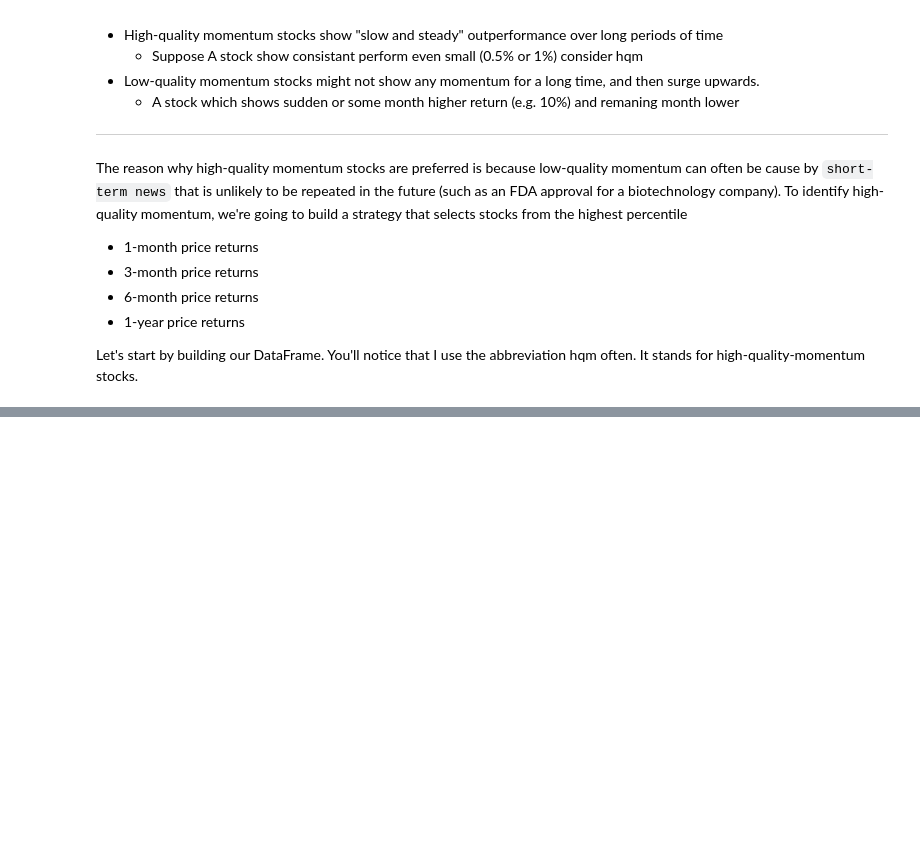
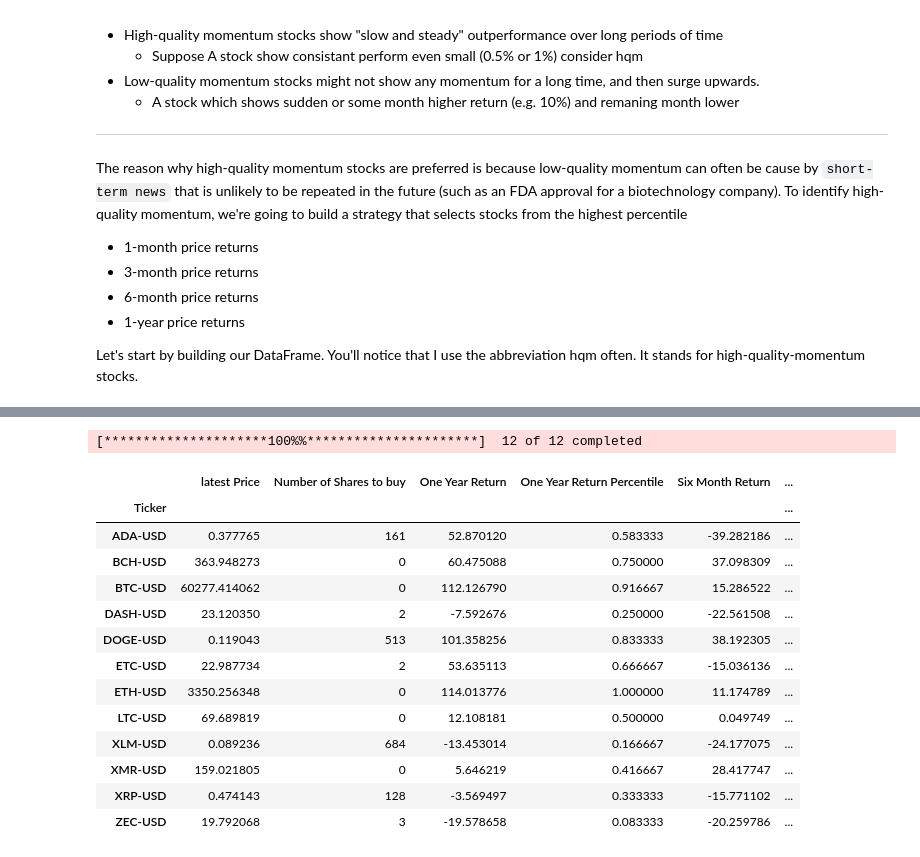
Before and after one commit to raza141/RL-Project, a Jupyter notebook: Crypto/indicator_and_strategy/hqm.ipynb, the cells around one changed output, grey strips where cells are left out. Cells and saved outputs as stored; diff of their text form; code cells hidden in the pictures; blank space fills up the shorter version.

```diff
--- a/Crypto/indicator_and_strategy/hqm.ipynb
+++ b/Crypto/indicator_and_strategy/hqm.ipynb
@@ -149 +145,21 @@ clsobj
+# %%
+crypto_df = yf.download(crypto_list, start='2020-01-01', end=dt.date.today(), interval='1D')['Adj Close']
+cryptoobj = HQM(crypto_df).get_hqm_score()
+cryptoobj
+# %% [output]
+[*********************100%%**********************]  12 of 12 completed
+|  | latest Price | Number of Shares to buy | One Year Return | One Year Return Percentile | Six Month Return | ... |
+| Ticker |  |  |  |  |  | ... |
+| ADA-USD | 0.377765 | 161 | 52.870120 | 0.583333 | -39.282186 | ... |
+| BCH-USD | 363.948273 | 0 | 60.475088 | 0.750000 | 37.098309 | ... |
+| BTC-USD | 60277.414062 | 0 | 112.126790 | 0.916667 | 15.286522 | ... |
+| DASH-USD | 23.120350 | 2 | -7.592676 | 0.250000 | -22.561508 | ... |
+| DOGE-USD | 0.119043 | 513 | 101.358256 | 0.833333 | 38.192305 | ... |
+| ETC-USD | 22.987734 | 2 | 53.635113 | 0.666667 | -15.036136 | ... |
+| ETH-USD | 3350.256348 | 0 | 114.013776 | 1.000000 | 11.174789 | ... |
+| LTC-USD | 69.689819 | 0 | 12.108181 | 0.500000 | 0.049749 | ... |
+| XLM-USD | 0.089236 | 684 | -13.453014 | 0.166667 | -24.177075 | ... |
+| XMR-USD | 159.021805 | 0 | 5.646219 | 0.416667 | 28.417747 | ... |
+| XRP-USD | 0.474143 | 128 | -3.569497 | 0.333333 | -15.771102 | ... |
+| ZEC-USD | 19.792068 | 3 | -19.578658 | 0.083333 | -20.259786 | ... |
 # %%
```
Also changed, not shown: parts of 10 cells of this notebook.
